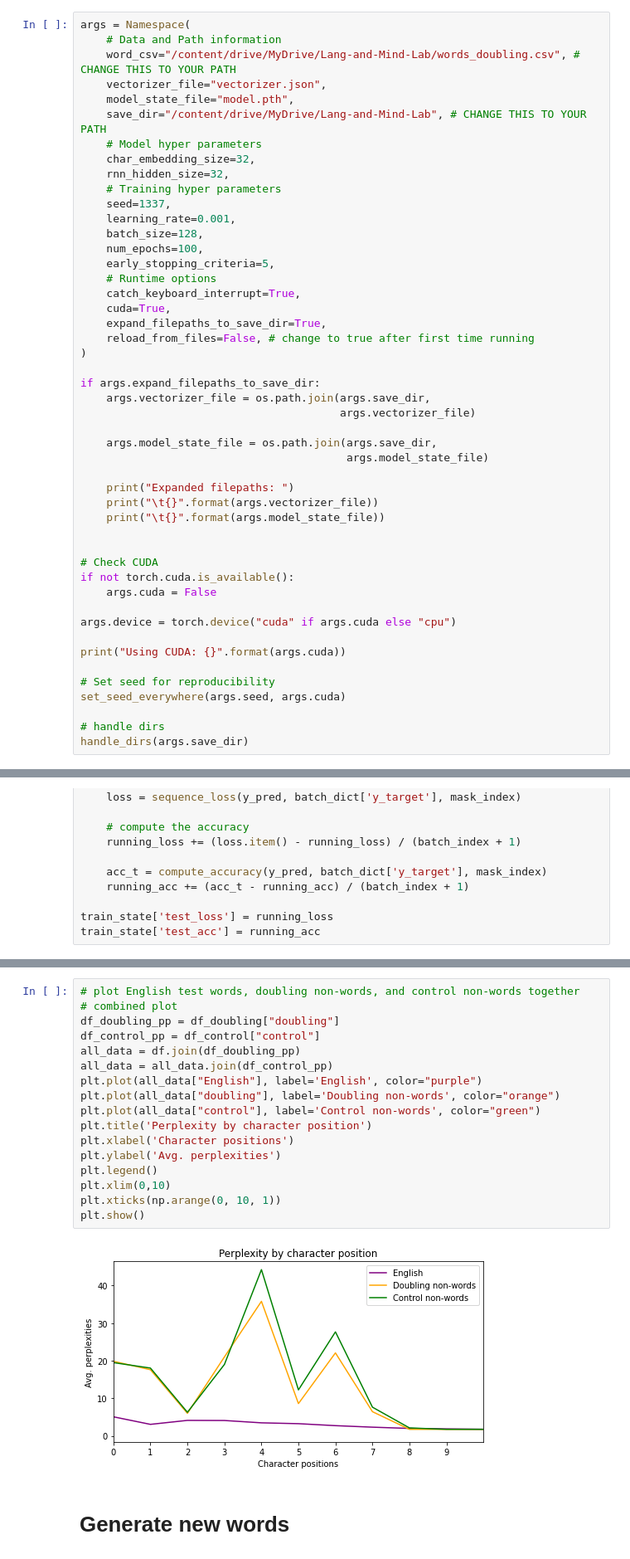
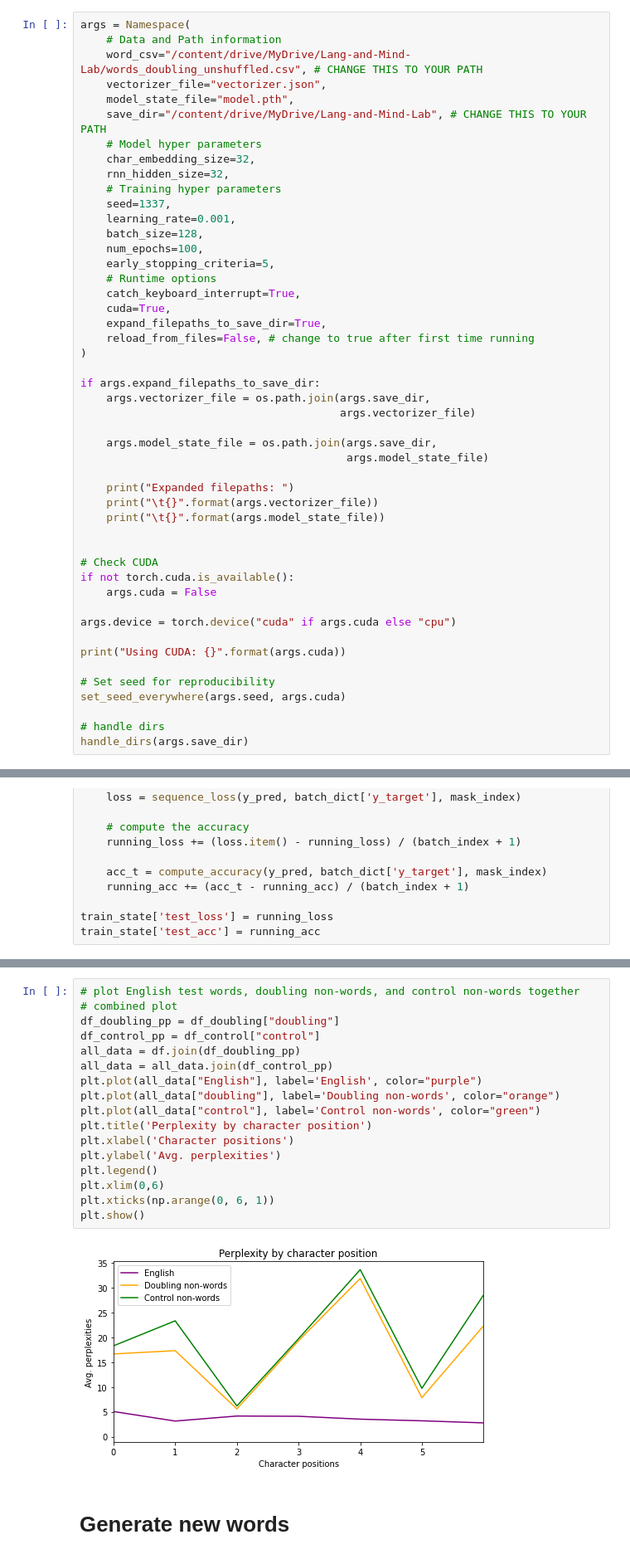
Before and after one commit to mplatt27/Language-Model-Linguistic-Doubling-Task, a Jupyter notebook: LanguageModel.ipynb, the cells around one changed output, grey strips where cells are left out. Shown: that part at 83% size. Saved outputs shown, nothing was run; the diff lists cells and outputs as text.

Commit message:
Fixed doubling and control words, added position pp

```diff
--- a/LanguageModel.ipynb
+++ b/LanguageModel.ipynb
@@ -627,7 +627,7 @@ Drive already mounted at /content/drive; to attempt to forcibly remount, call dr
 # %%
 args = Namespace(
     # Data and Path information
-    word_csv="/content/drive/MyDrive/Lang-and-Mind-Lab/words_doubling.csv", # CHANGE THIS TO YOUR PATH
+    word_csv="/content/drive/MyDrive/Lang-and-Mind-Lab/words_doubling_unshuffled.csv", # CHANGE THIS TO YOUR PATH
     vectorizer_file="vectorizer.json",
     model_state_file="model.pth",
     save_dir="/content/drive/MyDrive/Lang-and-Mind-Lab", # CHANGE THIS TO YOUR PATH
@@ -1295,22 +1341,22 @@ print('\n')
 # %%
 # plot English test words, doubling non-words, and control non-words together
 # combined plot
 df_doubling_pp = df_doubling["doubling"]
 df_control_pp = df_control["control"]
 all_data = df.join(df_doubling_pp)
 all_data = all_data.join(df_control_pp)
 plt.plot(all_data["English"], label='English', color="purple")
 plt.plot(all_data["doubling"], label='Doubling non-words', color="orange")
 plt.plot(all_data["control"], label='Control non-words', color="green")
 plt.title('Perplexity by character position')
 plt.xlabel('Character positions')
 plt.ylabel('Avg. perplexities')
 plt.legend()
-plt.xlim(0,10)
-plt.xticks(np.arange(0, 10, 1))
+plt.xlim(0,6)
+plt.xticks(np.arange(0, 6, 1))
 plt.show()
 # %% [output]
-[figure, old version]
+[figure, new version]
 # %% [markdown]
 # Generate new words
 # %% [markdown]
```
Also changed, not shown: parts of 11 cells of this notebook.
